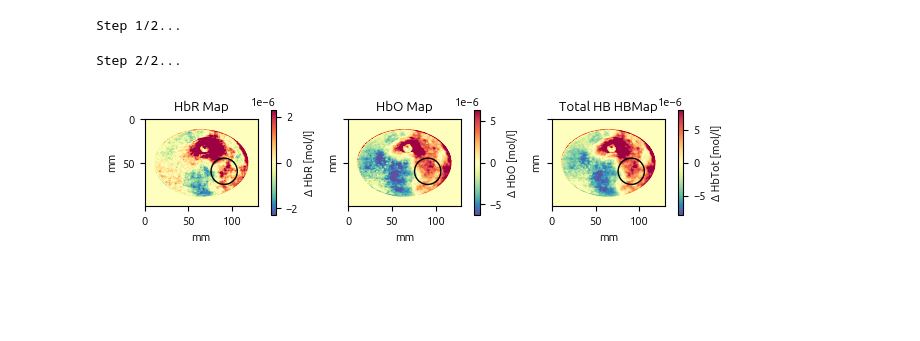
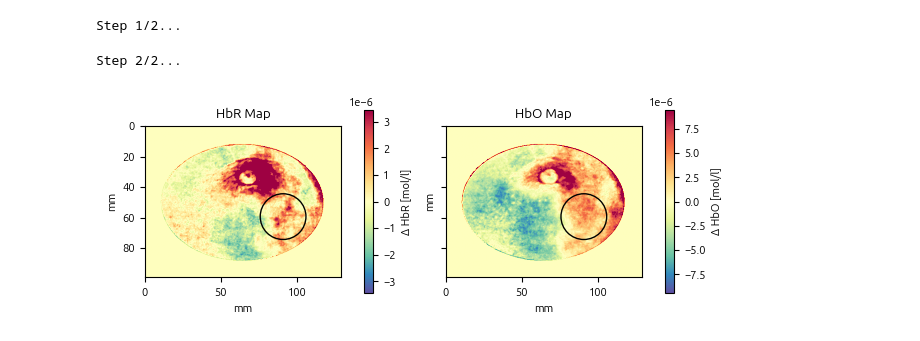
Before and after one commit to nicocarbone/MamoRefCodePublic, a Jupyter notebook: MamoRefRecon2D_ClinicalCase1.ipynb, the cells around one changed output. Drawn from its saved outputs; the diff is of its cells as text; code cells hidden in the pictures; blank space fills up the shorter version.

```diff
--- a/MamoRefRecon2D_ClinicalCase1.ipynb
+++ b/MamoRefRecon2D_ClinicalCase1.ipynb
@@ -120,7 +120,7 @@ font = {'family' : 'ubuntu',
 
 mp.rc('font', **font)
 
-doTotMap = True
+doTotMap = False
 
 scale = 3.77
 extent = [0, int(np.shape(desOxyMap_CC1_2D_filtered)[1]/scale), int(np.shape(desOxyMap_CC1_2D_filtered)[0]/scale), 0]
@@ -132,10 +132,11 @@ incRadius = 15
 if doTotMap:
         figSats, ((DesOxy, Oxy, Tot)) = plt.subplots(1, 3, sharex=True, sharey=True)
         font["size"] = 6
+        mp.rc('font', **font)
 else:
         figSats, ((DesOxy, Oxy)) = plt.subplots(1, 2, sharex=True, sharey=True)
 
-maxDev = 2
+maxDev = 3
 
 
 sd = np.nanstd(desOxyMap_CC1_2D_filtered)
@@ -170,32 +171,32 @@ Oxy.set_ylabel("mm")
 
 if doTotMap:
         TotMap_CC1_2D = desOxyMap_CC1_2D_filtered + OxyMap_CC1_2D_filtered
 
         sd = np.nanstd(TotMap_CC1_2D)
         median = np.nanmedian(TotMap_CC1_2D)
         vmax = median + maxDev * sd
         vmin = median - maxDev * sd
 
 
         figTot = Tot.imshow(TotMap_CC1_2D, vmin=vmin, vmax=vmax, cmap=mp.colormaps[colorMap], extent=extent)
         circle = patches.Circle(incPosition, radius=incRadius, edgecolor='black', facecolor='none')
         Tot.add_patch(circle)
 
         c3 = figSats.colorbar(figTot, ax=Tot, fraction=0.04, pad=0.1)
         c3.set_label("Δ HbTot [mol/l]")
         Tot.set_xlabel("mm")
         Tot.set_ylabel("mm")
 
 DesOxy.set_title("HbR Map")
 
 Oxy.set_title("HbO Map")
 
 if doTotMap:
         Tot.set_title("Total HB HBMap")
 
 
 figSats.tight_layout()
 
-figSats.savefig("CC1_HbMaps.png", bbox_inches='tight', dpi=300)
+figSats.savefig("CC1_HbMaps_noTot.png", bbox_inches='tight', dpi=300)
 # %% [output]
-[figure, old version]
+[figure, new version]
```
Also changed, not shown: 1 other file.
